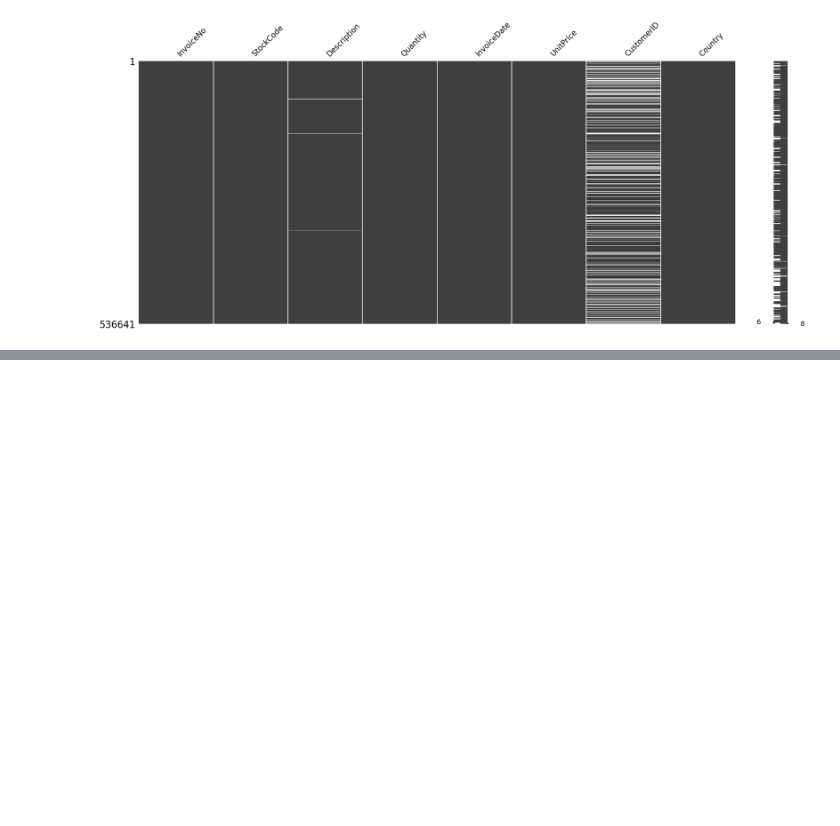
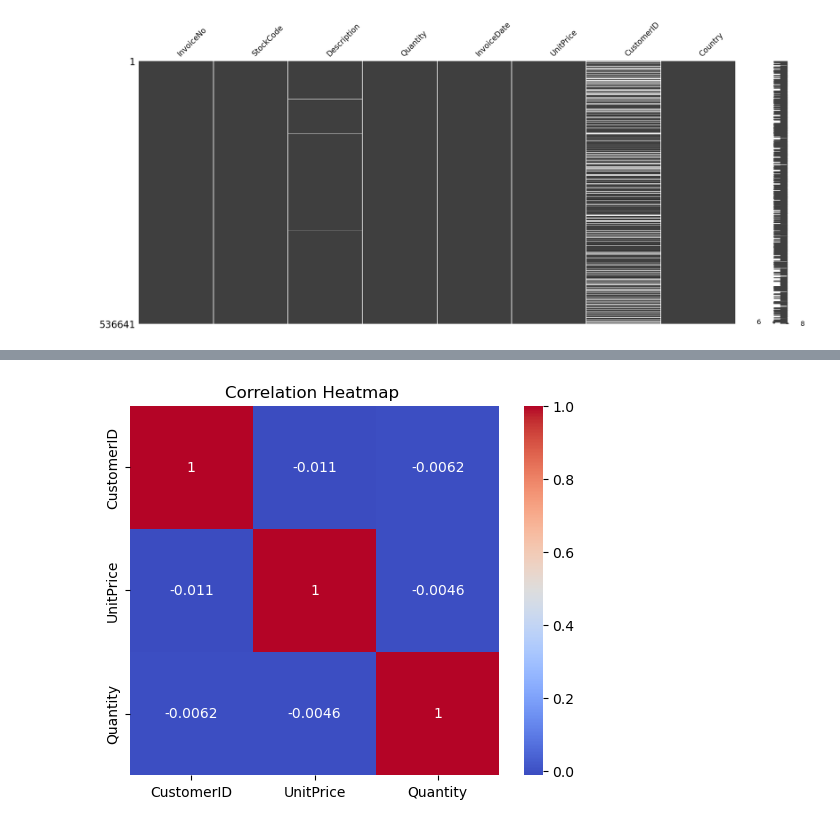
Before and after one commit to numanyusf/E-Commerce-Sales-Data-EDA, a Jupyter notebook: ecom.ipynb, the cells around one changed output, grey strips where cells are left out. Saved outputs shown, nothing was run; the diff lists cells and outputs as text; code cells hidden in the pictures; blank space fills up the shorter version.

```diff
--- a/ecom.ipynb
+++ b/ecom.ipynb
@@ -102,0 +125,8 @@ msno.matrix(df)
+# %%
+num_df = df[['CustomerID', 'UnitPrice', 'Quantity']]
+# heat map to check the correlation between numeric columns
+heatmap_check = sns.heatmap(num_df.corr(), annot=True, cmap="coolwarm", square=True)
+heatmap_check.set_title("Correlation Heatmap ")
+plt.show()
+# %% [output]
+[figure, added]
```
Also changed, not shown: parts of 16 cells of this notebook.
